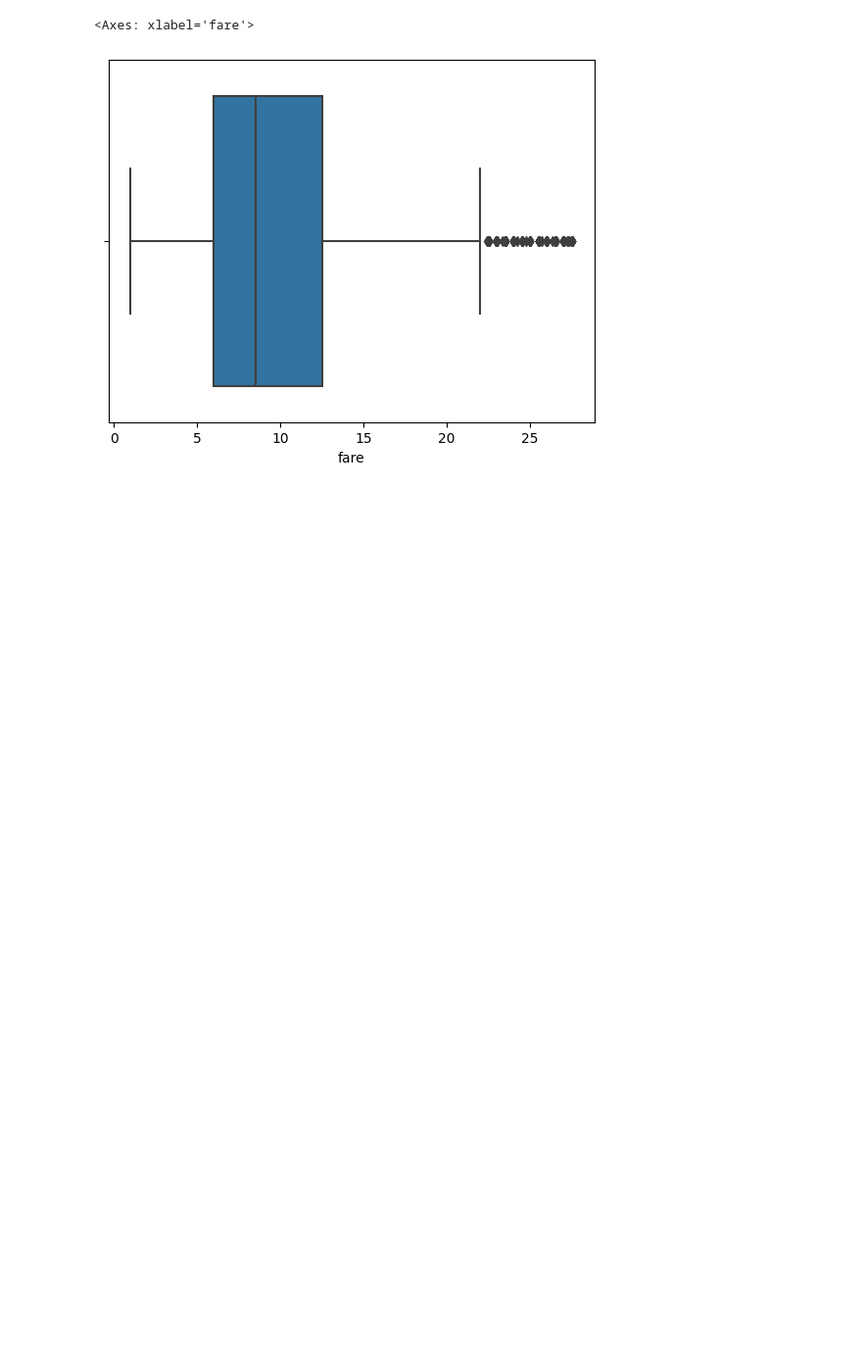
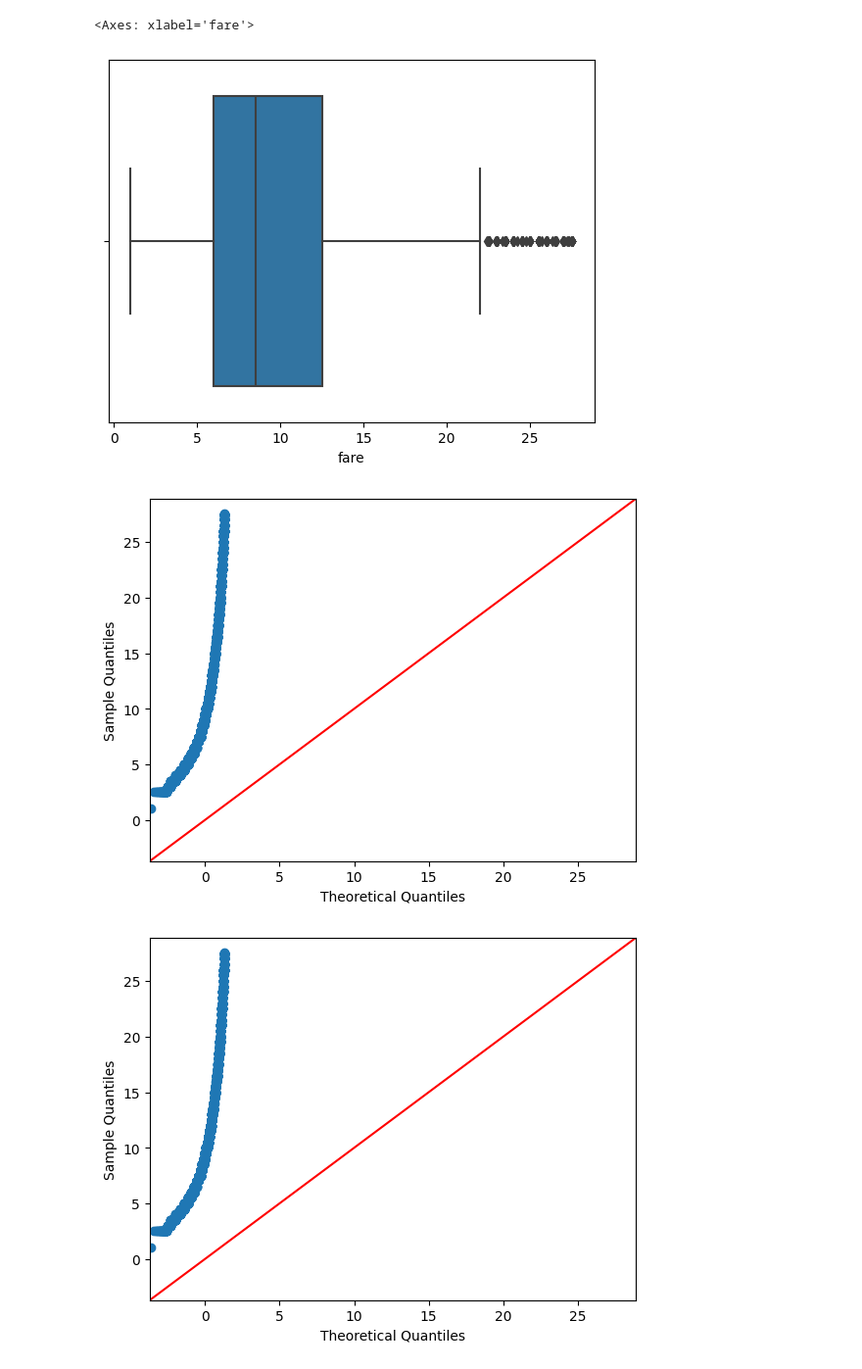
Before and after one commit to azaz9026/Statistics-Project, a Jupyter notebook: Statistics Project.ipynb, the cells around one changed output. Shown at 98% size. Drawn from its saved outputs; the diff is of its cells as text; code cells hidden in the pictures; blank space fills up the shorter version.

```diff
--- a/Statistics Project.ipynb
+++ b/Statistics Project.ipynb
@@ -357,0 +360,5 @@ sns.boxplot(x="fare" , data=df)
+# %%
+sn.qqplot(df['fare'] , line='45')
+# %% [output]
+[figure, added]
+[figure, added]
```
Also changed, not shown: parts of 3 cells of this notebook, 1 other file.
